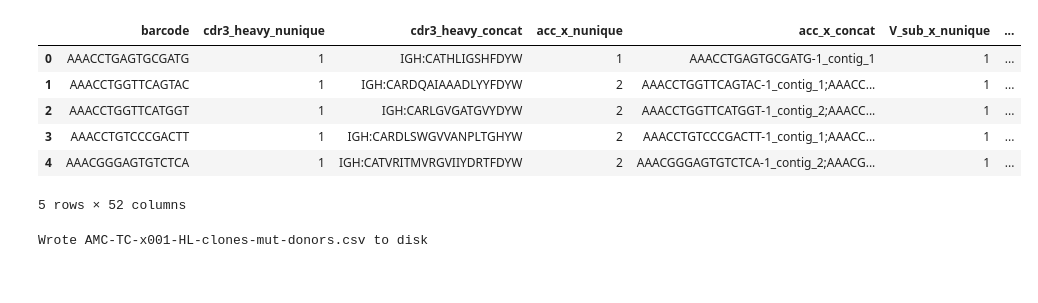
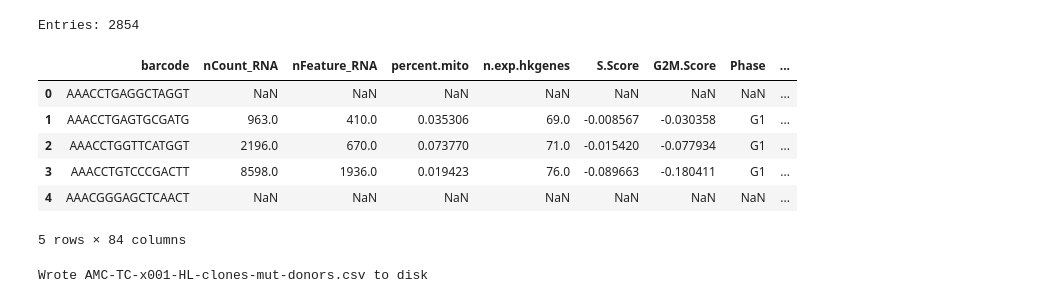
Before and after one commit to EDS-Bioinformatics-Laboratory/reseda, a Jupyter notebook: NOTEBOOKS/MergeBarcodesDonors.ipynb, the cells around one changed output. Cells and saved outputs as stored; diff of their text form; code cells hidden in the pictures.

```diff
--- a/NOTEBOOKS/MergeBarcodesDonors.ipynb
+++ b/NOTEBOOKS/MergeBarcodesDonors.ipynb
@@ -6,3 +3,6 @@ donorFile = "seurat_coupling_mRNA_HTO_VDJ.raw.txt"
+# %%
+clonesFile = "/home/barbera/Downloads/runXXX-20210107-SC-Tom/processing/20211102-reseda/20211103-merge-heavy-light/AMC-TC-x001-HL-clones-mut.csv"
+donorFile = "/home/barbera/Downloads/runXXX-20210107-SC-Tom/aldo-perry/coupling_Seurat_RESEDA_Info.raw.05022021_manually_edited.xlsx"
 # %%
 outFile = "AMC-TC-x001-HL-clones-mut-donors.csv"
 # %%
@@ -19,4 +21,5 @@ df_clones.head()
 # %%
-df_donors = pd.read_csv(donorFile, sep="\t")
+df_donors = pd.read_excel(donorFile, sheet_name=1, skiprows=2)
+print("Entries:", len(df_donors))
 df_donors.head()
 # %% [output]
@@ -28,0 +34,16 @@ df_donors.head()
+# %%
+# Only keep the Seurat data, and remove the old Reseda data
+cols = ['barcode', 'nCount_RNA', 'nFeature_RNA', 'percent.mito',
+       'n.exp.hkgenes', 'S.Score', 'G2M.Score', 'Phase', 'nCount_HTO',
+       'nFeature_HTO', 'HTO_maxID', 'HTO_secondID', 'HTO_margin',
+       'HTO_classification', 'HTO_classification.global', 'hash.ID',
+       'MULTI_ID', 'MULTI_classification', 'nCount_ADT', 'nFeature_ADT',
+       'CD27_counts', 'IgD_counts', 'CD27_normCounts_CLR',
+       'IgD_normCounts_CLR', 'IGH', 'cdr3_aa1', 'cdr3_nt1', 'IGLC', 'cdr3_aa2',
+       'cdr3_nt2', 'CTgene', 'CTnt', 'CTaa', 'CTstrict', 'raw_clonotype_id',
+       'raw_consensus_id', 'frequency_10X_cloneFile',
+       'proportion_10X_cloneFile', 'reads_heavy_chain', 'reads_light_chain',
+       'umis_heavy_chain', 'umis_light_chain', 'frequency_recalculated',
+       'proportion_recalculated']
+df_donors = df_donors[cols]
+df_donors.head()
@@ -29,14 +58,16 @@ df_donors.head()
 # %%
-df = pd.merge(df_clones, df_donors, how="inner", on="barcode")
+df = pd.merge(df_donors, df_clones, how="inner", on="barcode")
+print("Entries:", len(df))
 df.head()
 # %% [output]
+Entries: 2854
-|  | barcode | cdr3_heavy_nunique | cdr3_heavy_concat | acc_x_nunique | acc_x_concat | V_sub_x_nunique | ... |
-| 0 | AAACCTGAGTGCGATG | 1 | IGH:CATHLIGSHFDYW | 1 | AAACCTGAGTGCGATG-1_contig_1 | 1 | ... |
-| 1 | AAACCTGGTTCAGTAC | 1 | IGH:CARDQAIAAADLYYFDYW | 2 | AAACCTGGTTCAGTAC-1_contig_1;AAACC... | 1 | ... |
-| 2 | AAACCTGGTTCATGGT | 1 | IGH:CARLGVGATGVYDYW | 2 | AAACCTGGTTCATGGT-1_contig_2;AAACC... | 1 | ... |
-| 3 | AAACCTGTCCCGACTT | 1 | IGH:CARDLSWGVVANPLTGHYW | 2 | AAACCTGTCCCGACTT-1_contig_1;AAACC... | 1 | ... |
-| 4 | AAACGGGAGTGTCTCA | 1 | IGH:CATVRITMVRGVIIYDRTFDYW | 2 | AAACGGGAGTGTCTCA-1_contig_2;AAACG... | 1 | ... |
+|  | barcode | nCount_RNA | nFeature_RNA | percent.mito | n.exp.hkgenes | S.Score | G2M.Score | Phase | ... |
+| 0 | AAACCTGAGGCTAGGT | NaN | NaN | NaN | NaN | NaN | NaN | NaN | ... |
+| 1 | AAACCTGAGTGCGATG | 963.0 | 410.0 | 0.035306 | 69.0 | -0.008567 | -0.030358 | G1 | ... |
+| 2 | AAACCTGGTTCATGGT | 2196.0 | 670.0 | 0.073770 | 71.0 | -0.015420 | -0.077934 | G1 | ... |
+| 3 | AAACCTGTCCCGACTT | 8598.0 | 1936.0 | 0.019423 | 76.0 | -0.089663 | -0.180411 | G1 | ... |
+| 4 | AAACGGGAGCTCAACT | NaN | NaN | NaN | NaN | NaN | NaN | NaN | ... |
-5 rows × 52 columns
+5 rows × 84 columns
 # %%
 df.to_csv(outFile)
 print("Wrote", outFile, "to disk")
```
Also changed, not shown: parts of 14 cells of this notebook.
